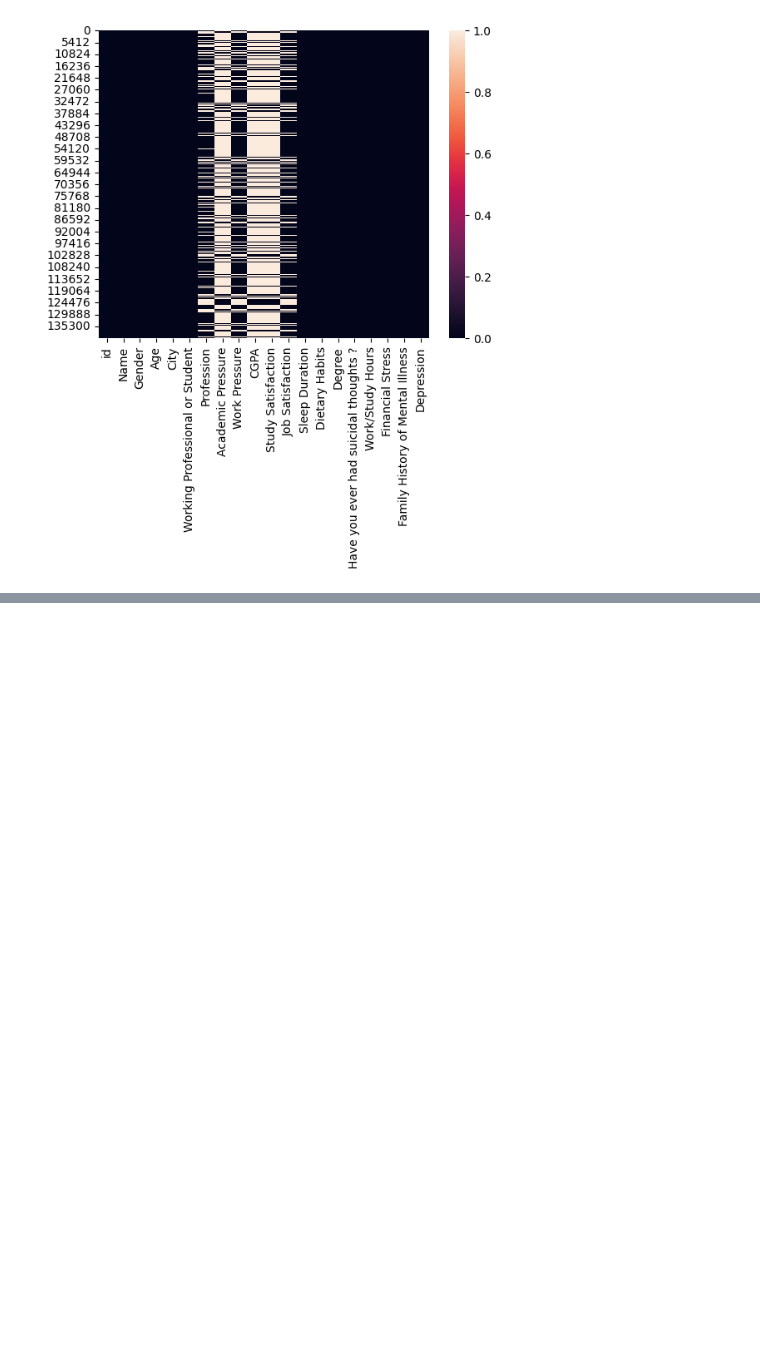
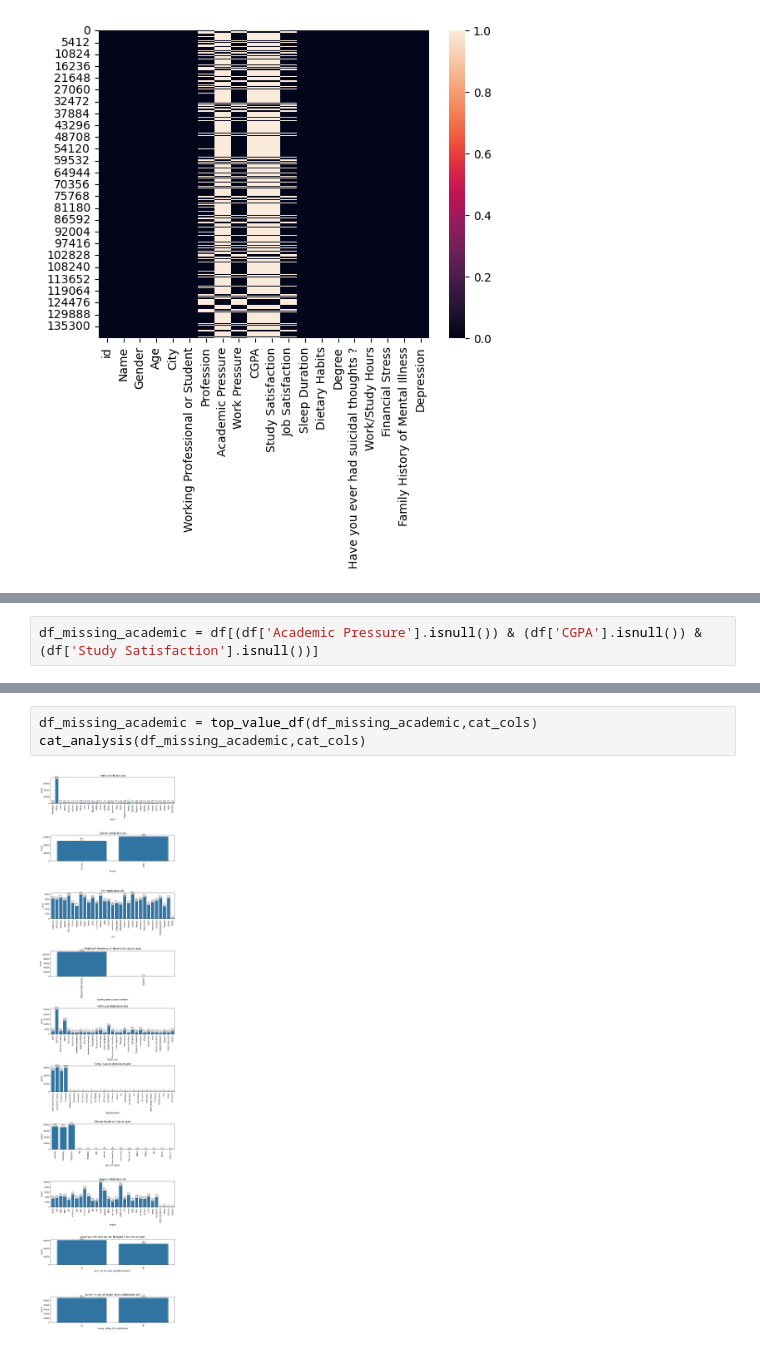
Before and after one commit to jeffc1994/DataScience, a Jupyter notebook: Mental Health Data/Mental Health Prediction.ipynb, the cells around one changed output, grey strips where cells are left out. Drawn from its saved outputs; the diff is of its cells as text; blank space fills up the shorter version.

```diff
--- a/Mental Health Data/Mental Health Prediction.ipynb
+++ b/Mental Health Data/Mental Health Prediction.ipynb
@@ -304,0 +319,2 @@ sns.heatmap(df.isnull())
+# %%
+df_missing_academic = df[(df['Academic Pressure'].isnull()) & (df['CGPA'].isnull()) & (df['Study Satisfaction'].isnull())]
@@ -304,0 +334,5 @@ sns.heatmap(df.isnull())
+# %%
+df_missing_academic = top_value_df(df_missing_academic,cat_cols)
+cat_analysis(df_missing_academic,cat_cols)
+# %% [output]
+[figure, added]
```
Also changed, not shown: parts of 9 cells of this notebook.
